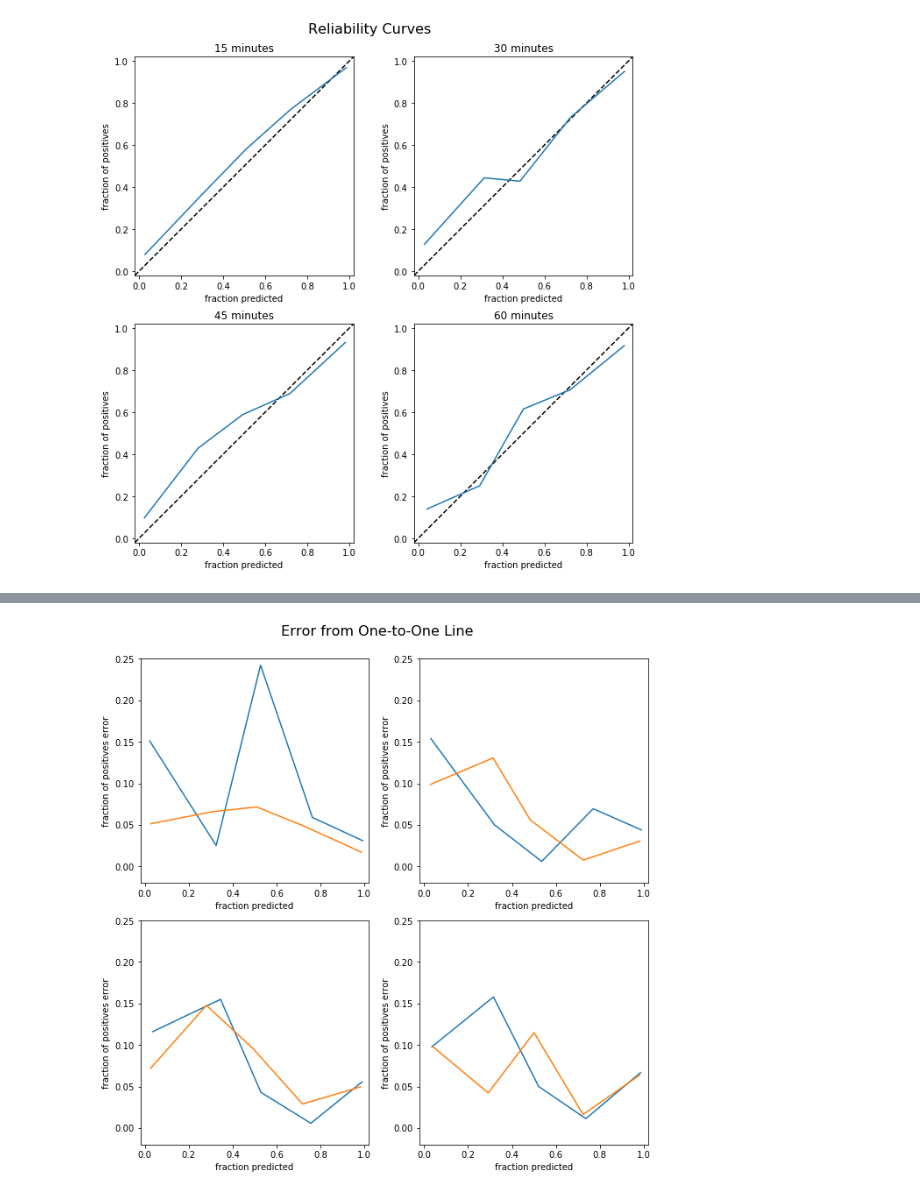
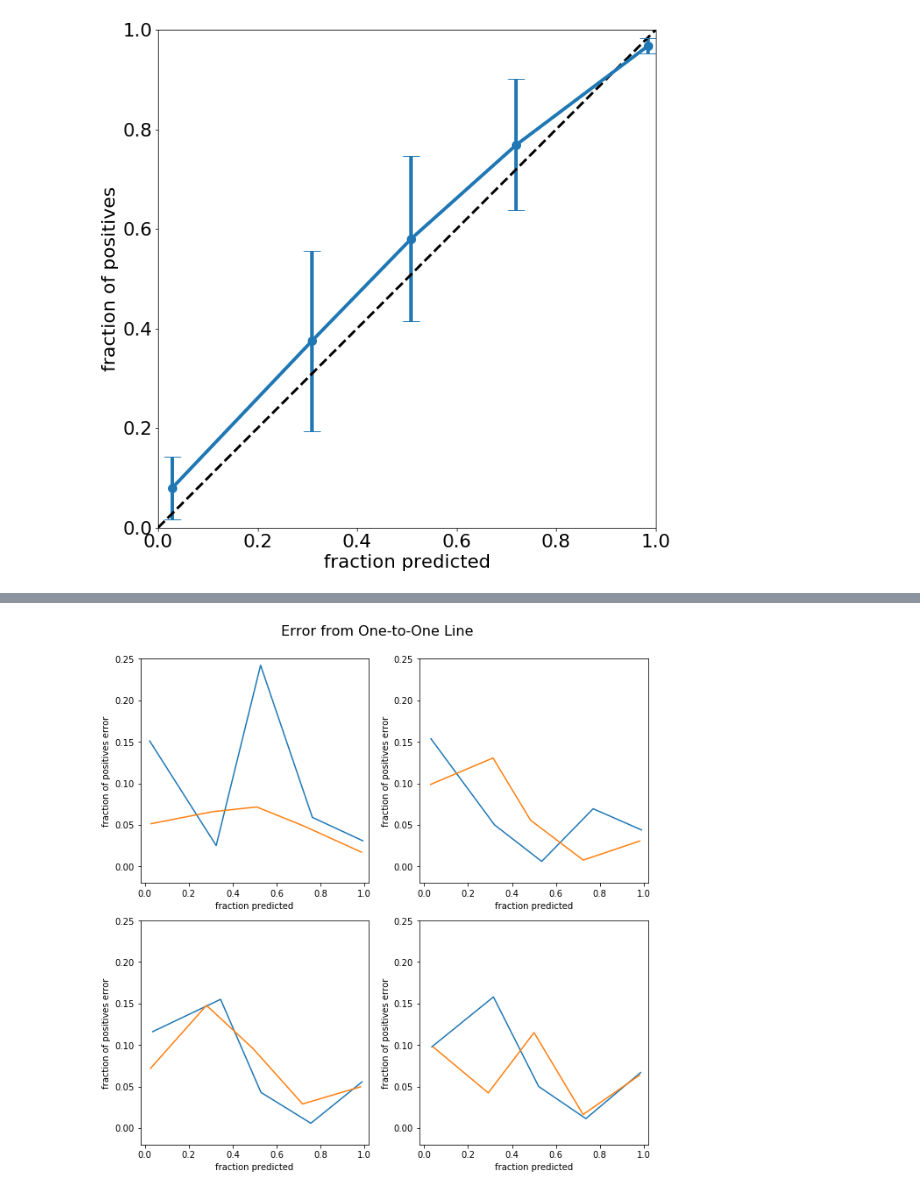
Before and after one commit to smckinley12/Forecasting, a Jupyter notebook: reliability_weighted.ipynb, the cells around one changed output, grey strips where cells are left out. Saved outputs shown, nothing was run; the diff lists cells and outputs as text; code cells hidden in the pictures.

```diff
--- a/reliability_weighted.ipynb
+++ b/reliability_weighted.ipynb
@@ -53,33 +55,47 @@ ptrue60,ppred60 = calibration_curve(ytrue[valid60],yprob60[valid60])
-# %%
-xmin = -0.02
-ymin = xmin
-xmax = 1.02
-ymax = xmax
-x = [xmin,xmax]
-y = [ymin,ymax]
-rows = 2; cols = 2;
-fig,axarr = plt.subplots(rows,cols)
-for r in range(rows):
-    for c in range(cols):
-        axarr[r,c].set_aspect('equal','box')
-        axarr[r,c].axis([xmin,xmax,ymin,ymax])
-        axarr[r,c].plot(x,y,c='k',ls='--')
-        axarr[r,c].set_xlabel("fraction predicted")
-        axarr[r,c].set_ylabel("fraction of positives")
-
-axarr[0,0].plot(ppred15,ptrue15)
-axarr[0,1].plot(ppred30,ptrue30)
-axarr[1,0].plot(ppred45,ptrue45)
-axarr[1,1].plot(ppred60,ptrue60)
-
-axarr[0,0].set_title("15 minutes")
-axarr[0,1].set_title("30 minutes")
-axarr[1,0].set_title("45 minutes")
-axarr[1,1].set_title("60 minutes")
-
-fig.tight_layout()
-fig.suptitle("Reliability Curves",fontsize=16)
-fig.subplots_adjust(top=0.92)
-plt.show()
-# %% [output]
-[figure, removed]
+# %%
+plt.rcParams['figure.figsize'] = [10, 10]
+plt.rcParams.update({'font.size': 22})
+obar = 0.815 # similar obar for all outlook times
+
+xmin = 0
+ymin = xmin
+xmax = 1
+ymax = xmax
+x = [xmin,xmax]
+y = [ymin,ymax]
+nsy = [obar/2,(1+obar)/2]
+rows = 1; cols = 1;
+fig,axarr = plt.subplots(rows,cols)
+for r in range(rows):
+    for c in range(cols):
+        axarr.set_aspect('equal','box')
+        axarr.axis([xmin,xmax,ymin,ymax])
+        axarr.plot(x,y,c='k',lw=3,ls='--')
+        axarr.set_xlabel("fraction predicted")
+        axarr.set_ylabel("fraction of positives")
+
+n = np.array([75,24,30,37,506])
+z = 1.96
+#err15 = 1.96*np.sqrt(ptrue15*(1-ptrue15)/n)
+#err30 = 1.96*np.sqrt(ptrue30*(1-ptrue30)/n)
+#err45 = 1.96*np.sqrt(ptrue45*(1-ptrue45)/n)
+#err60 = 1.96*np.sqrt(ptrue60*(1-ptrue60)/n)
+padj15 = ptrue15+(z*z)/(2*n)/(1+z*z/n)
+padj30 = ptrue30+(z*z)/(2*n)/(1+z*z/n)
+padj45 = ptrue45+(z*z)/(2*n)/(1+z*z/n)
+padj60 = ptrue60+(z*z)/(2*n)/(1+z*z/n)
+err15 = z*np.sqrt(ptrue15*(1-ptrue15)/n + z*z/(4*n*n))/(1+(z*z)/n)
+err30 = z*np.sqrt(ptrue30*(1-ptrue30)/n + z*z/(4*n*n))/(1+(z*z)/n)
+err45 = z*np.sqrt(ptrue45*(1-ptrue45)/n + z*z/(4*n*n))/(1+(z*z)/n)
+err60 = z*np.sqrt(ptrue60*(1-ptrue60)/n + z*z/(4*n*n))/(1+(z*z)/n)
+
+axarr.scatter(ppred15,ptrue15,s=100)
+axarr.errorbar(ppred15,ptrue15,err15,capsize=10,lw=4)
+#axarr.plot(ppred15,ptrue15,lw=3)
+
+fig.tight_layout()
+#fig.suptitle("Reliability Curves",fontsize=16)
+fig.subplots_adjust(top=0.92)
+plt.show()
+# %% [output]
+[figure, added]
```
Also changed, not shown: parts of 4 cells of this notebook, 9 other files.
